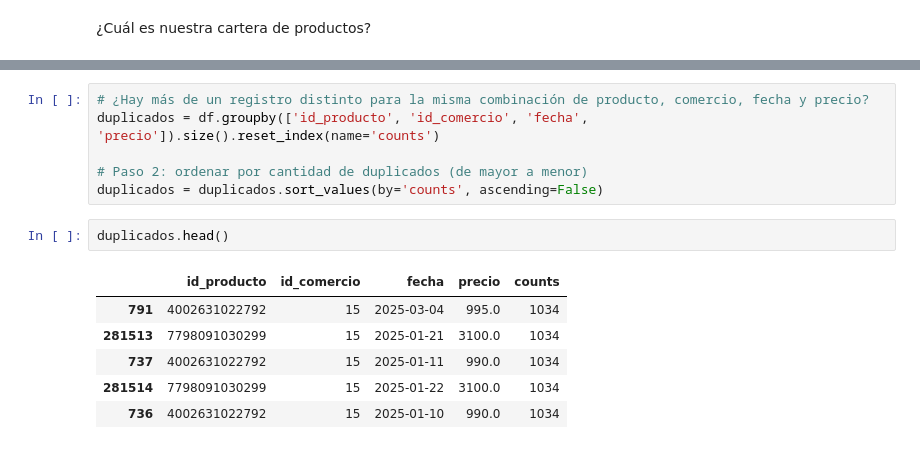
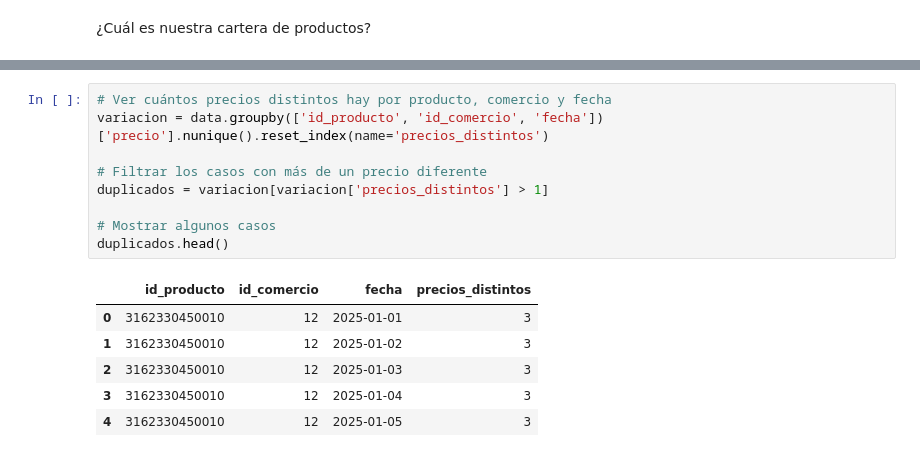
Before and after one commit to ferkrodriguez98/precios_claros, a Jupyter notebook: notebooks/EDA.ipynb, the cells around one changed output, grey strips where cells are left out. Cells and saved outputs as stored; diff of their text form.

```diff
--- a/notebooks/EDA.ipynb
+++ b/notebooks/EDA.ipynb
@@ -194,18 +283,19 @@ plt.show()
 # %%
-# ¿Hay más de un registro distinto para la misma combinación de producto, comercio, fecha y precio?
-duplicados = df.groupby(['id_producto', 'id_comercio', 'fecha', 'precio']).size().reset_index(name='counts')
+# Ver cuántos precios distintos hay por producto, comercio y fecha
+variacion = data.groupby(['id_producto', 'id_comercio', 'fecha'])['precio'].nunique().reset_index(name='precios_distintos')
 
-# Paso 2: ordenar por cantidad de duplicados (de mayor a menor)
-duplicados = duplicados.sort_values(by='counts', ascending=False)
+# Filtrar los casos con más de un precio diferente
+duplicados = variacion[variacion['precios_distintos'] > 1]
+
+# Mostrar algunos casos
+duplicados.head()
+# %% [output]
+|  | id_producto | id_comercio | fecha | precios_distintos |
+| 0 | 3162330450010 | 12 | 2025-01-01 | 3 |
+| 1 | 3162330450010 | 12 | 2025-01-02 | 3 |
+| 2 | 3162330450010 | 12 | 2025-01-03 | 3 |
+| 3 | 3162330450010 | 12 | 2025-01-04 | 3 |
+| 4 | 3162330450010 | 12 | 2025-01-05 | 3 |
-# %%
-duplicados.head()
-# %% [output]
-|  | id_producto | id_comercio | fecha | precio | counts |
-| 791 | 4002631022792 | 15 | 2025-03-04 | 995.0 | 1034 |
-| 281513 | 7798091030299 | 15 | 2025-01-21 | 3100.0 | 1034 |
-| 737 | 4002631022792 | 15 | 2025-01-11 | 990.0 | 1034 |
-| 281514 | 7798091030299 | 15 | 2025-01-22 | 3100.0 | 1034 |
-| 736 | 4002631022792 | 15 | 2025-01-10 | 990.0 | 1034 |
 # %%
 # Tomo el id de comercio y producto con mas duplicados
 ejemplo = duplicados.iloc[0]
```
Also changed, not shown: parts of 28 cells of this notebook, 2 other files.
